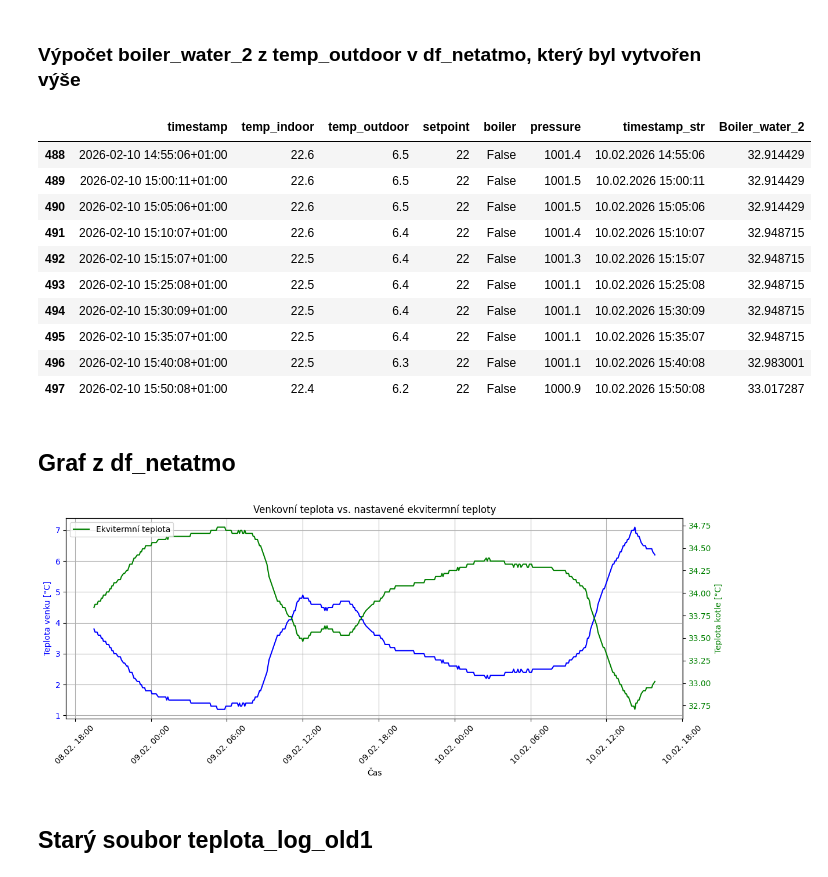
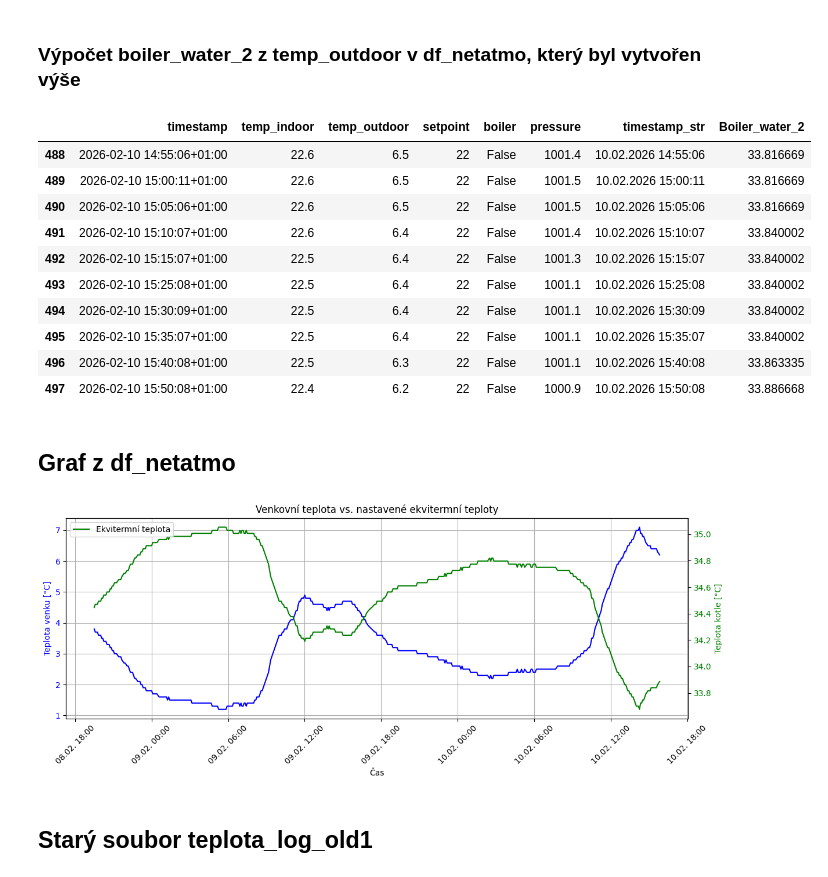
Before and after one commit to MarekCoderslab/Teploty_kotle, a Jupyter notebook: Teplota_kotle.ipynb, the cells around one changed output. Cells and saved outputs as stored; diff of their text form; code cells hidden in the pictures.

```diff
--- a/Teplota_kotle.ipynb
+++ b/Teplota_kotle.ipynb
@@ -88,12 +88,12 @@ def hokejka2(temp_in):
     else:
         return 30
 
-# 3) Nová křivka podle bodů A(-20,35) a B(15,30)
+# 3) Nová křivka podle bodů A(-20,40) a B(10,33)
 def hokejka3(temp_in):
-    if temp_in <= 15:
-        return -0.142857 * temp_in + 32.14286
+    if temp_in <= 10:
+        return -0.233333 * temp_in + 35.333333
     else:
-        return 30
+        return 33
 
 # Data pro graf
 temps_in = np.linspace(-25, 20, 200)
@@ -105,7 +105,7 @@ temps_out_3 = [hokejka3(t) for t in temps_in]
 plt.figure(figsize=(9, 6))
 plt.plot(temps_in, temps_out_1, label="Původní křivka", color="red")
 plt.plot(temps_in, temps_out_2, label="Křivka 2 (A(-20,42), B(15,30))", color="green")
-plt.plot(temps_in, temps_out_3, label="Křivka 3 (A(-20,35), B(15,30))", color="blue")
+plt.plot(temps_in, temps_out_3, label="Křivka 3 (A(-20,40), B(10,33))", color="blue")
 
 # Body původní křivky
 plt.scatter([-20, 15], [40, 20], color="red", s=80)
@@ -114,7 +114,7 @@ plt.scatter([-20, 15], [40, 20], color="red", s=80)
 plt.scatter([-20, 15], [42, 30], color="green", s=80)
 
 # Body křivky 3
-plt.scatter([-20, 15], [35, 30], color="blue", s=80)
+plt.scatter([-20, 10], [40, 33], color="blue", s=80)
 
 plt.title("Porovnání ekvitermních křivek")
 plt.xlabel("Venkovní teplota (°C)")
@@ -130,40 +130,34 @@ plt.show()
 # %%
 import pandas as pd
 
-# Původní křivka
-def hokejka(temp_in):
-    if temp_in <= 15:
-        return -0.571428 * temp_in + 28.5714
+
+# 3) Nová křivka podle bodů A(-20,15) a B(40,33)
+def hokejka3(temp_in):
+    if temp_in <= 10:
+        return -0.233333 * temp_in + 35.333333
     else:
-        return 20
-
-# Nová křivka podle bodů A(-20/40) a B(15/30)
-def hokejka2(temp_in):
-    if temp_in <= 15:
-        return -0.342857 * temp_in + 35.143
-    else:
-        return 30
+        return 33
 
 # Sloupec Boiler_water
 # df_netatmo["Boiler_water"] = df_netatmo["temp_outdoor"].apply(hokejka)
 
 # Nový sloupec Boiler_water_2
-df_netatmo["Boiler_water_2"] = df_netatmo["temp_outdoor"].apply(hokejka2)
+df_netatmo["Boiler_water_2"] = df_netatmo["temp_outdoor"].apply(hokejka3)
 
 # Ukázka posledních 10 řádků
 df_netatmo.tail(10)
 # %% [output]
 |  | timestamp | temp_indoor | temp_outdoor | setpoint | boiler | pressure | timestamp_str | Boiler_water_2 |
-| 488 | 2026-02-10 14:55:06+01:00 | 22.6 | 6.5 | 22 | False | 1001.4 | 10.02.2026 14:55:06 | 32.914429 |
-| 489 | 2026-02-10 15:00:11+01:00 | 22.6 | 6.5 | 22 | False | 1001.5 | 10.02.2026 15:00:11 | 32.914429 |
-| 490 | 2026-02-10 15:05:06+01:00 | 22.6 | 6.5 | 22 | False | 1001.5 | 10.02.2026 15:05:06 | 32.914429 |
-| 491 | 2026-02-10 15:10:07+01:00 | 22.6 | 6.4 | 22 | False | 1001.4 | 10.02.2026 15:10:07 | 32.948715 |
-| 492 | 2026-02-10 15:15:07+01:00 | 22.5 | 6.4 | 22 | False | 1001.3 | 10.02.2026 15:15:07 | 32.948715 |
-| 493 | 2026-02-10 15:25:08+01:00 | 22.5 | 6.4 | 22 | False | 1001.1 | 10.02.2026 15:25:08 | 32.948715 |
-| 494 | 2026-02-10 15:30:09+01:00 | 22.5 | 6.4 | 22 | False | 1001.1 | 10.02.2026 15:30:09 | 32.948715 |
-| 495 | 2026-02-10 15:35:07+01:00 | 22.5 | 6.4 | 22 | False | 1001.1 | 10.02.2026 15:35:07 | 32.948715 |
-| 496 | 2026-02-10 15:40:08+01:00 | 22.5 | 6.3 | 22 | False | 1001.1 | 10.02.2026 15:40:08 | 32.983001 |
-| 497 | 2026-02-10 15:50:08+01:00 | 22.4 | 6.2 | 22 | False | 1000.9 | 10.02.2026 15:50:08 | 33.017287 |
+| 488 | 2026-02-10 14:55:06+01:00 | 22.6 | 6.5 | 22 | False | 1001.4 | 10.02.2026 14:55:06 | 33.816669 |
+| 489 | 2026-02-10 15:00:11+01:00 | 22.6 | 6.5 | 22 | False | 1001.5 | 10.02.2026 15:00:11 | 33.816669 |
+| 490 | 2026-02-10 15:05:06+01:00 | 22.6 | 6.5 | 22 | False | 1001.5 | 10.02.2026 15:05:06 | 33.816669 |
+| 491 | 2026-02-10 15:10:07+01:00 | 22.6 | 6.4 | 22 | False | 1001.4 | 10.02.2026 15:10:07 | 33.840002 |
+| 492 | 2026-02-10 15:15:07+01:00 | 22.5 | 6.4 | 22 | False | 1001.3 | 10.02.2026 15:15:07 | 33.840002 |
+| 493 | 2026-02-10 15:25:08+01:00 | 22.5 | 6.4 | 22 | False | 1001.1 | 10.02.2026 15:25:08 | 33.840002 |
+| 494 | 2026-02-10 15:30:09+01:00 | 22.5 | 6.4 | 22 | False | 1001.1 | 10.02.2026 15:30:09 | 33.840002 |
+| 495 | 2026-02-10 15:35:07+01:00 | 22.5 | 6.4 | 22 | False | 1001.1 | 10.02.2026 15:35:07 | 33.840002 |
+| 496 | 2026-02-10 15:40:08+01:00 | 22.5 | 6.3 | 22 | False | 1001.1 | 10.02.2026 15:40:08 | 33.863335 |
+| 497 | 2026-02-10 15:50:08+01:00 | 22.4 | 6.2 | 22 | False | 1000.9 | 10.02.2026 15:50:08 | 33.886668 |
 # %% [markdown]
 ## Graf z df_netatmo
 # %%
@@ -204,7 +198,7 @@ ax.grid(True)
 fig.tight_layout()
 plt.show()
 # %% [output]
-[figure, old version]
+[figure, new version]
 # %% [markdown]
 ## Starý soubor teplota_log_old1
 # %%
```
Also changed, not shown: parts of 2 cells of this notebook.
